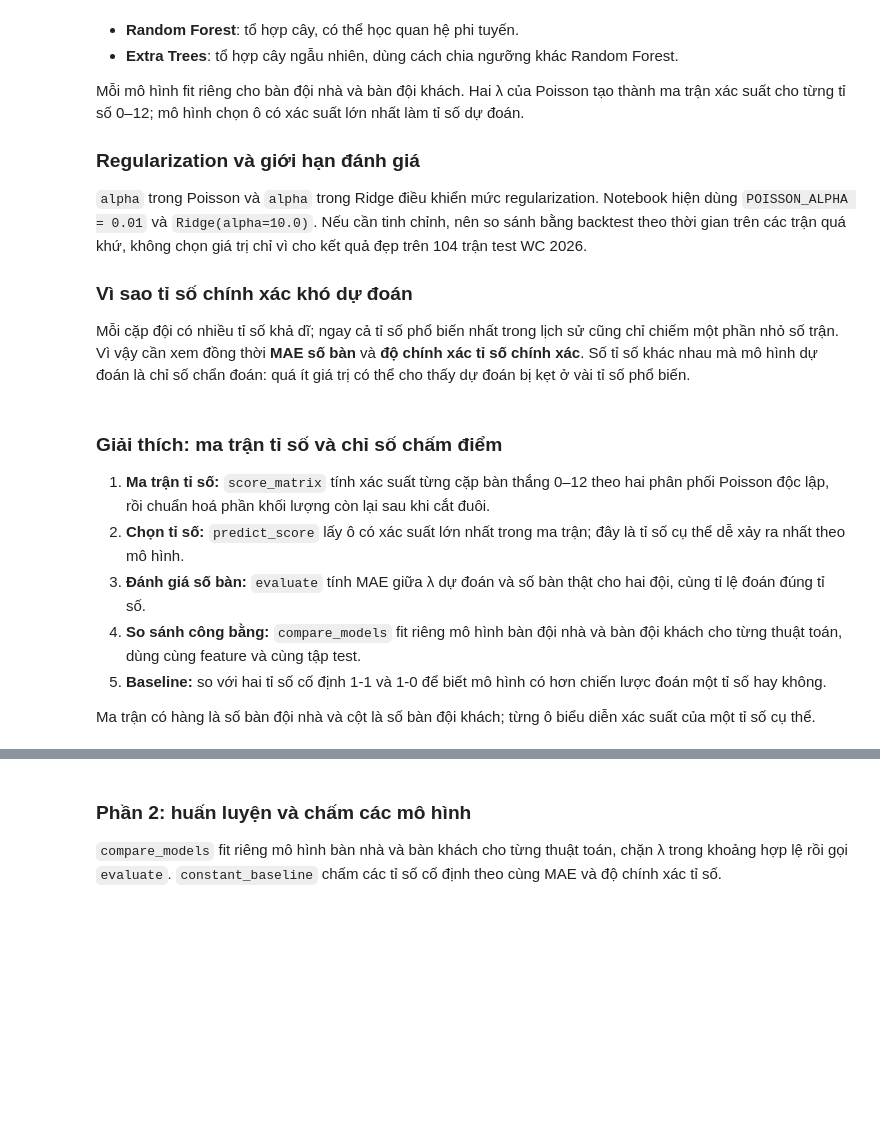
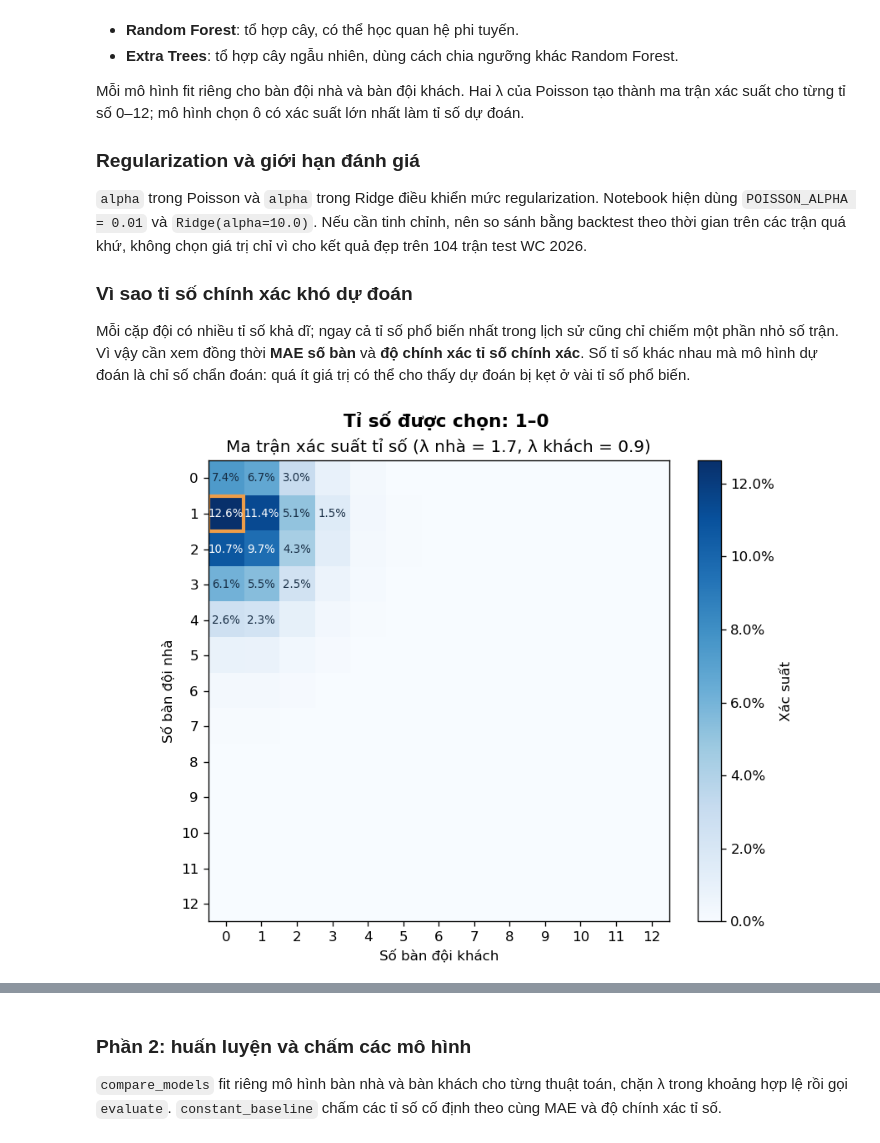
Before and after one commit to Bao3Q/WorldCup2030, a Jupyter notebook: notebooks/train.ipynb, the cells around one changed output, grey strips where cells are left out. Cells and saved outputs as stored; diff of their text form; code cells hidden in the pictures; blank space fills up the shorter version.

```diff
--- a/notebooks/train.ipynb
+++ b/notebooks/train.ipynb
@@ -177,16 +177,6 @@ Mỗi mô hình fit riêng cho bàn đội nhà và bàn đội khách. Hai λ c
 ### Vì sao tỉ số chính xác khó dự đoán
 
 Mỗi cặp đội có nhiều tỉ số khả dĩ; ngay cả tỉ số phổ biến nhất trong lịch sử cũng chỉ chiếm một phần nhỏ số trận. Vì vậy cần xem đồng thời **MAE số bàn** và **độ chính xác tỉ số chính xác**. Số tỉ số khác nhau mà mô hình dự đoán là chỉ số chẩn đoán: quá ít giá trị có thể cho thấy dự đoán bị kẹt ở vài tỉ số phổ biến.
-# %% [markdown]
-### Giải thích: ma trận tỉ số và chỉ số chấm điểm
-
-1. **Ma trận tỉ số:** `score_matrix` tính xác suất từng cặp bàn thắng 0–12 theo hai phân phối Poisson độc lập, rồi chuẩn hoá phần khối lượng còn lại sau khi cắt đuôi.
-2. **Chọn tỉ số:** `predict_score` lấy ô có xác suất lớn nhất trong ma trận; đây là tỉ số cụ thể dễ xảy ra nhất theo mô hình.
-3. **Đánh giá số bàn:** `evaluate` tính MAE giữa λ dự đoán và số bàn thật cho hai đội, cùng tỉ lệ đoán đúng tỉ số.
-4. **So sánh công bằng:** `compare_models` fit riêng mô hình bàn đội nhà và bàn đội khách cho từng thuật toán, dùng cùng feature và cùng tập test.
-5. **Baseline:** so với hai tỉ số cố định 1-1 và 1-0 để biết mô hình có hơn chiến lược đoán một tỉ số hay không.
-
-Ma trận có hàng là số bàn đội nhà và cột là số bàn đội khách; từng ô biểu diễn xác suất của một tỉ số cụ thể.
 # %%
 from scipy.stats import poisson
 
@@ -230,3 +220,37 @@ def evaluate(actual_home, actual_away, expected_home, expected_away):
         'goal_mae': (home_mae + away_mae) / 2,
         'distinct_scores': len(set(zip(predicted_home.tolist(), predicted_away.tolist()))),
     }
+# %%
+import matplotlib.pyplot as plt
+from matplotlib.patches import Rectangle
+from matplotlib.ticker import PercentFormatter
+
+# Giá trị minh hoạ, dùng cùng hàm score_matrix khi chấm các mô hình.
+example_home_rate, example_away_rate = 1.7, 0.9
+example_probs = score_matrix(example_home_rate, example_away_rate)
+best_home, best_away = np.unravel_index(example_probs.argmax(), example_probs.shape)
+goals = np.arange(example_probs.shape[0])
+
+fig, ax = plt.subplots(figsize=(7, 5.6), layout='constrained')
+heatmap = ax.imshow(example_probs, cmap='Blues', vmin=0, interpolation='nearest')
+ax.set(
+    title=f'Ma trận xác suất tỉ số (λ nhà = {example_home_rate}, λ khách = {example_away_rate})',
+    xlabel='Số bàn đội khách', ylabel='Số bàn đội nhà',
+    xticks=goals, yticks=goals,
+)
+for home_goals, away_goals in np.argwhere(example_probs >= 0.015):
+    probability = example_probs[home_goals, away_goals]
+    ax.text(
+        away_goals, home_goals, f'{probability:.1%}',
+        ha='center', va='center', fontsize=8,
+        color='white' if probability >= example_probs.max() * 0.6 else '#162c43',
+    )
+ax.add_patch(Rectangle(
+    (best_away - 0.5, best_home - 0.5), 1, 1,
+    fill=False, edgecolor='#ed9d49', linewidth=2.5,
+))
+fig.colorbar(heatmap, ax=ax, format=PercentFormatter(1), label='Xác suất')
+fig.suptitle(f'Tỉ số được chọn: {best_home}–{best_away}', fontsize=13, weight='bold')
+plt.show()
+# %% [output]
+[figure, added]
```
Also changed, not shown: parts of 9 cells of this notebook, 1 other file.
